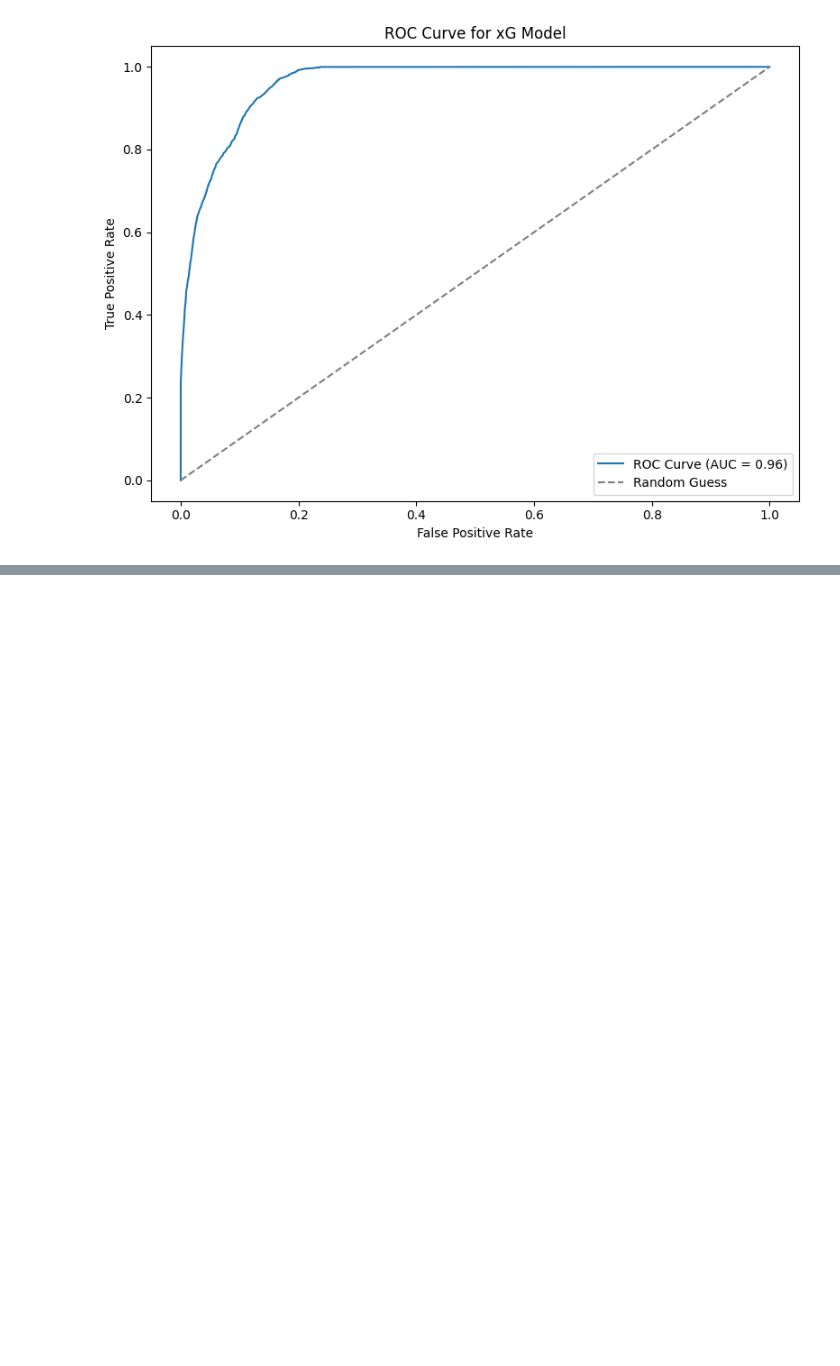
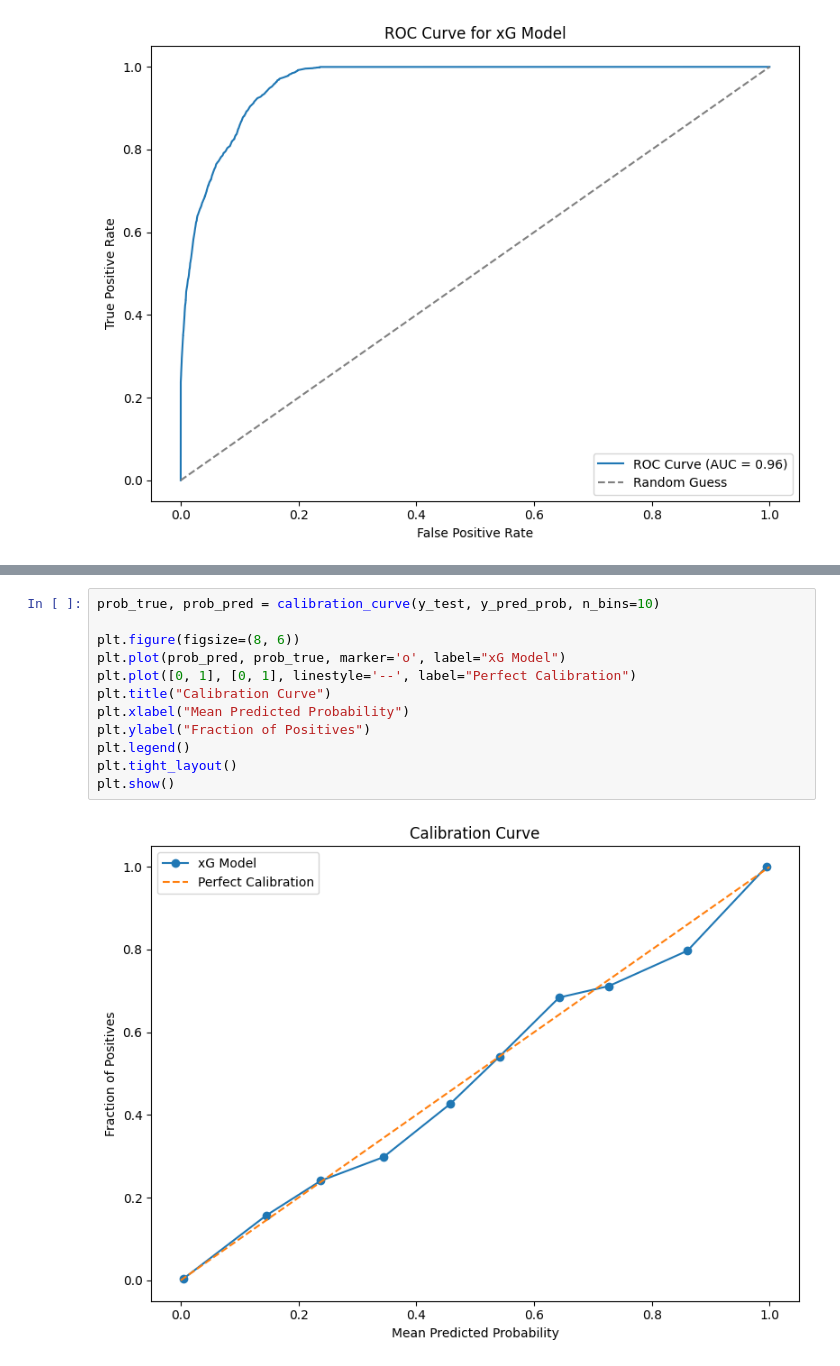
Before and after one commit to damianfraser/football-match-analysis, a Jupyter notebook: xg_model_project.ipynb, the cells around one changed output, grey strips where cells are left out. Cells and saved outputs as stored; diff of their text form; blank space fills up the shorter version.

```diff
--- a/xg_model_project.ipynb
+++ b/xg_model_project.ipynb
@@ -316,0 +324,14 @@ weighted avg       0.94      0.94      0.94     45491
+# %%
+prob_true, prob_pred = calibration_curve(y_test, y_pred_prob, n_bins=10)
+
+plt.figure(figsize=(8, 6))
+plt.plot(prob_pred, prob_true, marker='o', label="xG Model")
+plt.plot([0, 1], [0, 1], linestyle='--', label="Perfect Calibration")
+plt.title("Calibration Curve")
+plt.xlabel("Mean Predicted Probability")
+plt.ylabel("Fraction of Positives")
+plt.legend()
+plt.tight_layout()
+plt.show()
+# %% [output]
+[figure, added]
```
Also changed, not shown: parts of 5 cells of this notebook.
